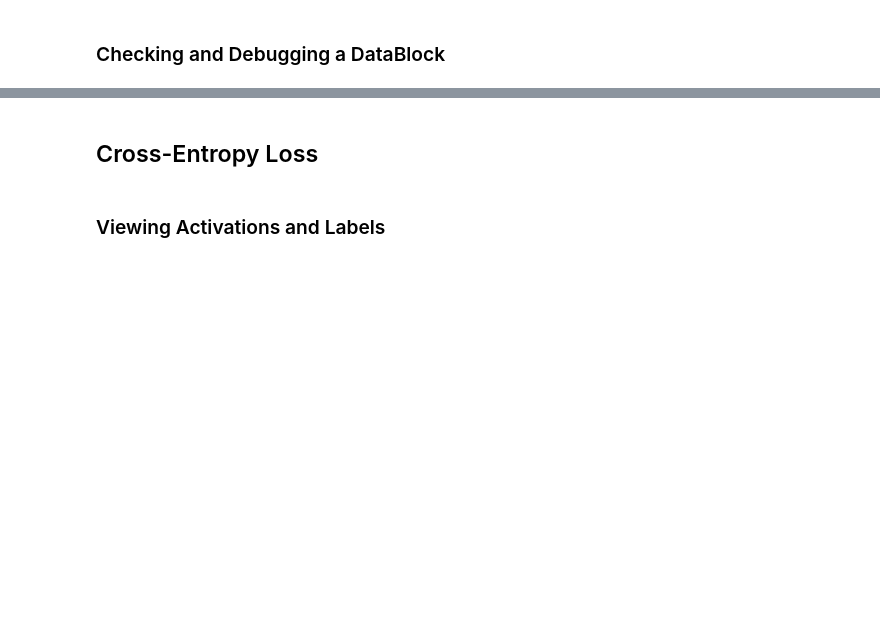
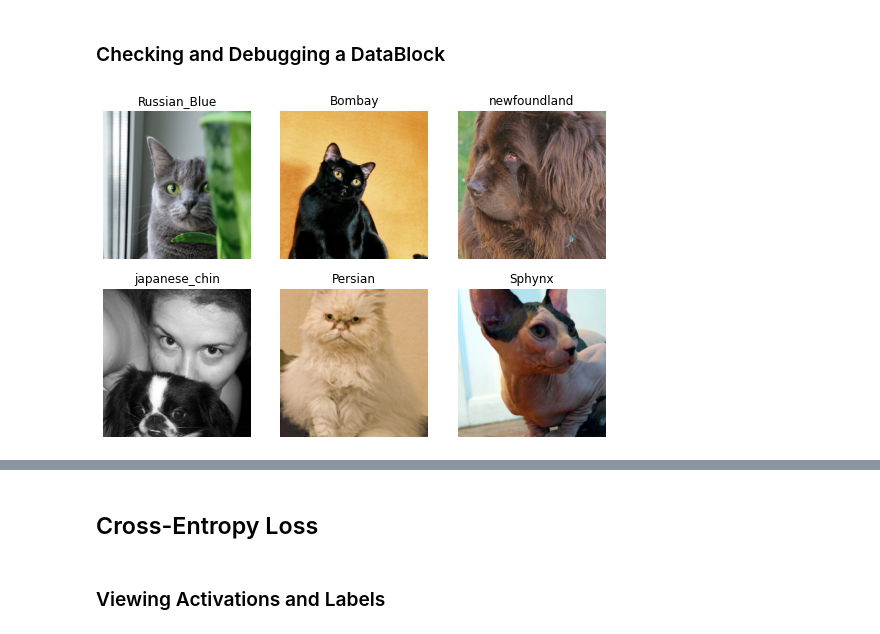
Before and after one commit to fhdbbk/fastai-1, a Jupyter notebook: 04_pet_breeds.ipynb, the cells around one changed output, grey strips where cells are left out. Saved outputs shown, nothing was run; the diff lists cells and outputs as text; code cells hidden in the pictures; blank space fills up the shorter version.

```diff
--- a/04_pet_breeds.ipynb
+++ b/04_pet_breeds.ipynb
@@ -116,7 +158,9 @@ TensorImage(x1[0]).show(ctx=axs[1]);
 # %% [markdown]
 ### Checking and Debugging a DataBlock
 # %%
-dls.show_batch(nrows=1, ncols=3)
+dls.show_batch(nrows=2, ncols=3)
+# %% [output]
+[figure, added]
 # %%
 pets1 = DataBlock(blocks = (ImageBlock, CategoryBlock),
                  get_items=get_image_files,
```
Also changed, not shown: parts of 13 cells of this notebook.
